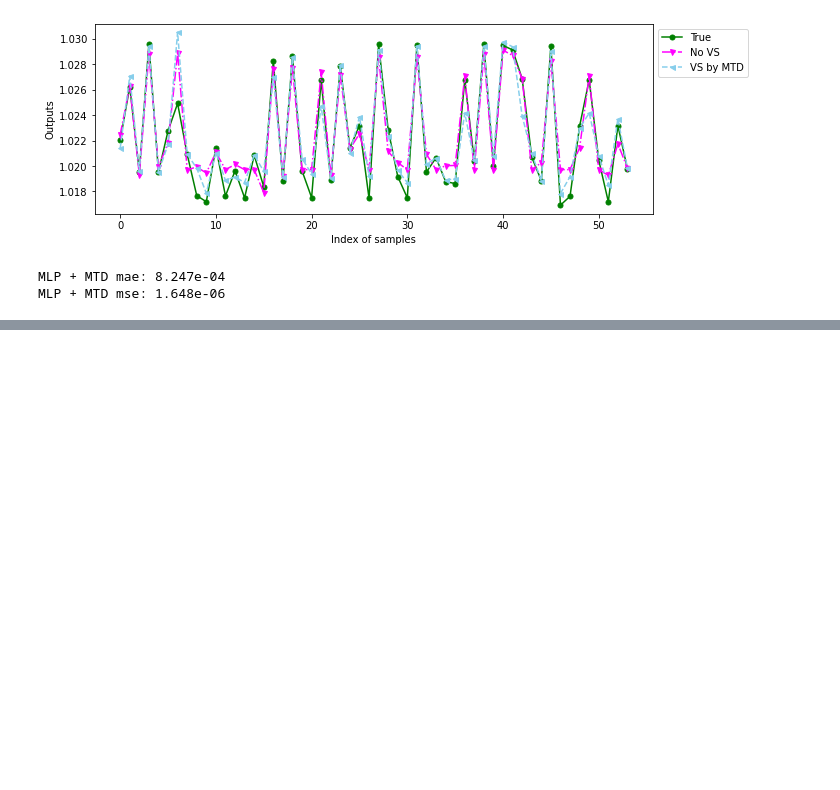
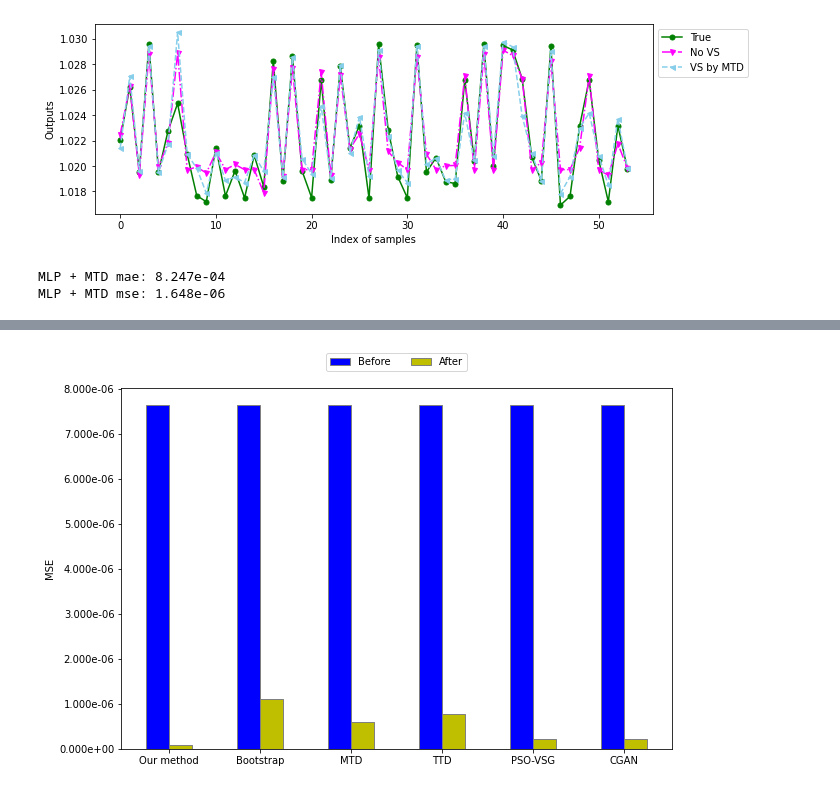
Before and after one commit to zhongsheng-chen/RegCGAN, a Jupyter notebook: notebook/run_hdpe_mlp_diff_vs.ipynb, the cells around one changed output, grey strips where cells are left out. Saved outputs shown, nothing was run; the diff lists cells and outputs as text; code cells hidden in the pictures; blank space fills up the shorter version.

```diff
--- a/notebook/run_hdpe_mlp_diff_vs.ipynb
+++ b/notebook/run_hdpe_mlp_diff_vs.ipynb
@@ -314,0 +414,34 @@ plotting.plot_mlp_ypred(y_true, y_pred_baseline, y_pred_cvt,
+# %%
+import numpy as np
+import matplotlib.pyplot as plt
+from matplotlib.ticker import LinearLocator, FormatStrFormatter
+# set width of bar
+bar_width = 0.25
+
+fig, ax = plt.subplots(figsize =(9, 6))
+
+# set height of bar
+mse_before = [7.647E-06, 7.647E-06, 7.647E-06, 7.647E-06, 7.647E-06, 7.647E-06]
+mse_after = [9.098E-08, 1.113E-06, 5.895E-07, 7.668E-07, 2.125E-07, 2.281E-07]
+
+# Set position of bar on X axis
+br1 = np.arange(len(mse_after))
+br2 = [x + bar_width for x in br1]
+
+# Make the plot
+ax.bar(br1, mse_before, color='b', width=bar_width, edgecolor='grey', label='Before')
+ax.bar(br2, mse_after, color='y', width=bar_width, edgecolor='grey', label='After')
+
+labels = ['Our method', 'Bootstrap', 'MTD', 'TTD', 'PSO-VSG', 'CGAN']
+ax.set_ylabel('MSE')
+ax.set_xticks(br1 + bar_width / 2)
+ax.set_xticklabels(labels)
+ax.yaxis.set_major_formatter(FormatStrFormatter(r'%.03e'))
+# ax1.set_ylim(0, 2.000E-3)
+ax.legend(bbox_to_anchor=(0., 1.02, 1., .102), loc='center', ncol=2)
+
+plt.savefig(f"{fig_dir}/{basename(fig_dir)}_mse_comparison_different_vsg.jpeg", bbox_inches='tight', dpi=300)
+fig.tight_layout()
+plt.show()
+# %% [output]
+[figure, added]
```
Also changed, not shown: parts of 6 cells of this notebook, 3 other files.
